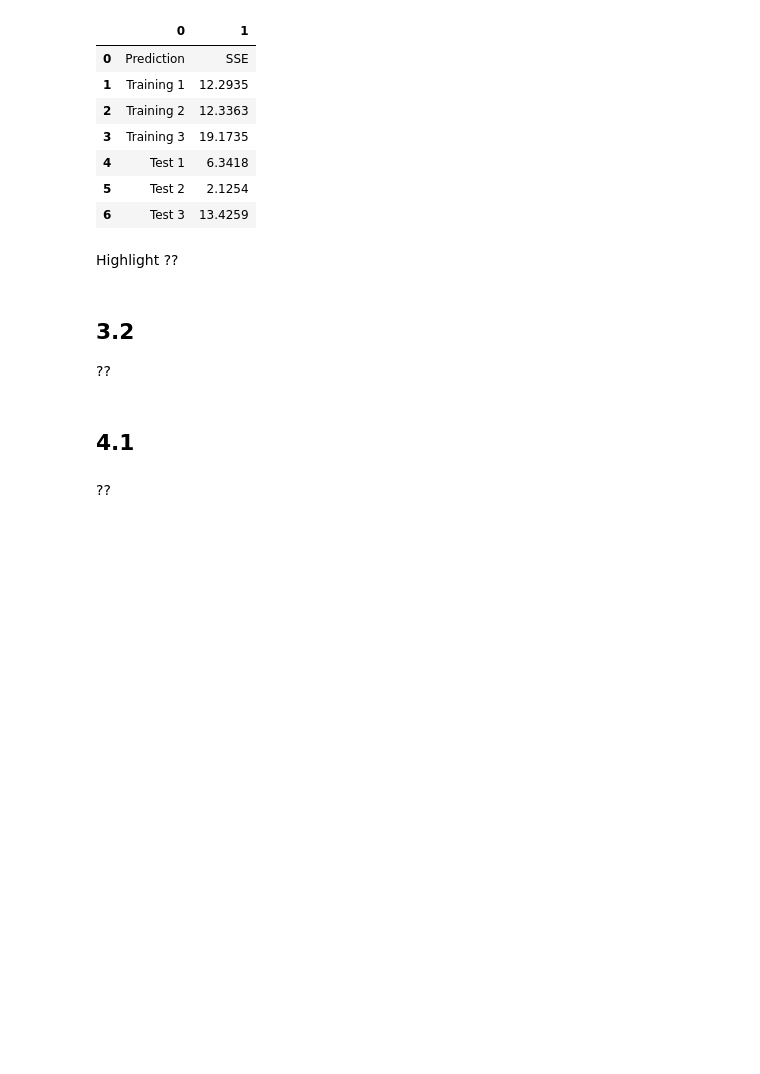
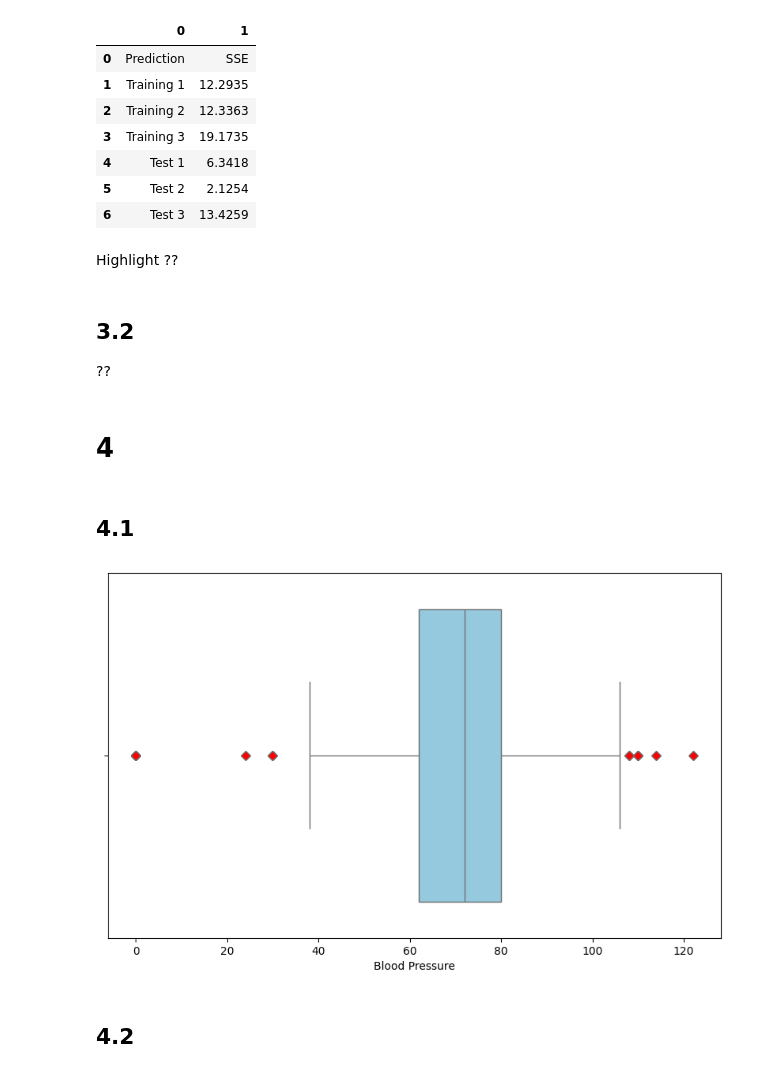
Before and after one commit to random-logic/ecs171-programming, a Jupyter notebook: hw1/hw1-solution.ipynb, the cells around one changed output. Saved outputs shown, nothing was run; the diff lists cells and outputs as text; code cells hidden in the pictures; blank space fills up the shorter version.

```diff
--- a/hw1/hw1-solution.ipynb
+++ b/hw1/hw1-solution.ipynb
@@ -154,7 +154,23 @@ Highlight ??
 # %% [markdown]
 ## 3.2
 ??
+# %% [markdown]
+# 4
+# %%
+df = pd.read_csv(os.path.join(dir, 'diabetes.csv'))
 # %% [markdown]
 ## 4.1
-# %% [markdown]
-??
+# %%
+# Create a box plot with Seaborn
+plt.figure(figsize=(10, 6))
+sns.boxplot(x=df['BloodPressure'], color='skyblue', flierprops=dict(markerfacecolor='red', marker='D'))
+
+# Customize plot labels and title
+plt.xlabel('Blood Pressure')
+
+# Show the plot
+plt.show()
+# %% [output]
+[figure, added]
+# %% [markdown]
+## 4.2
```
Also changed, not shown: 1 other file.
